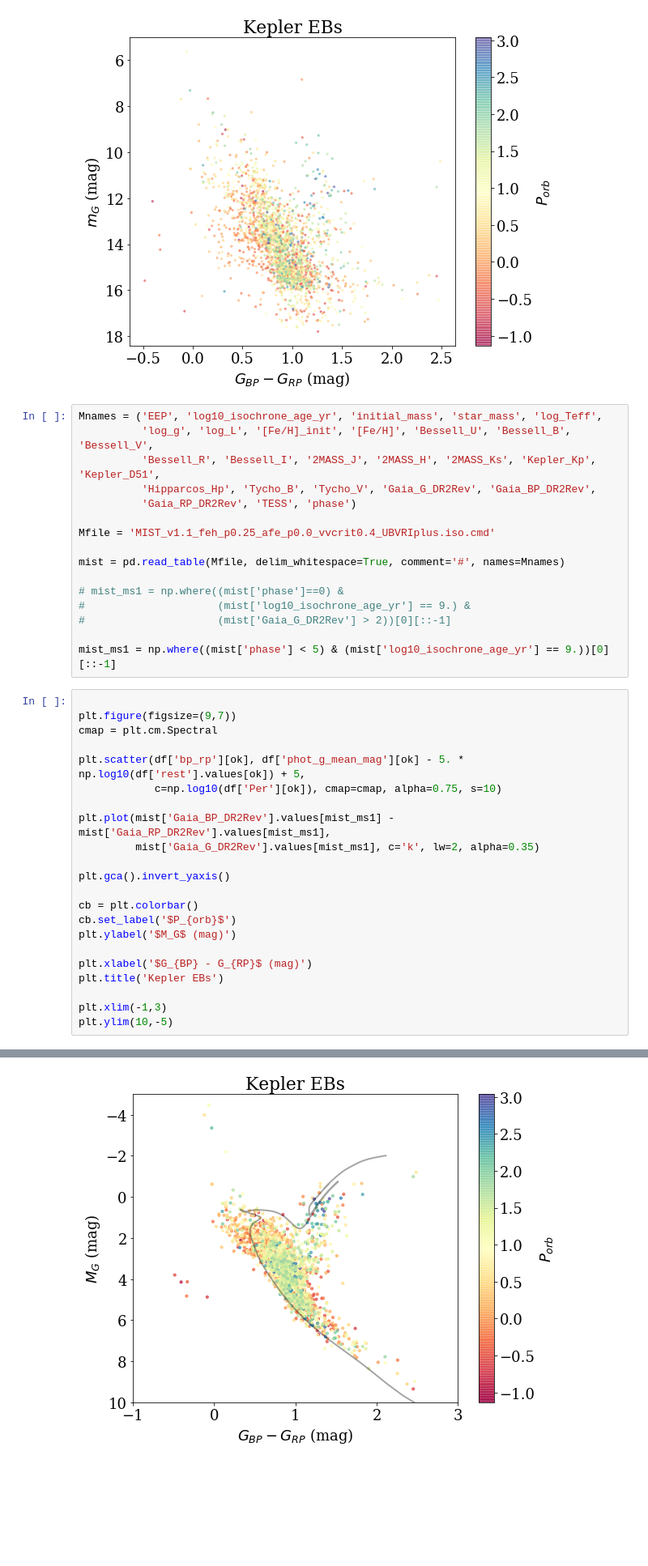
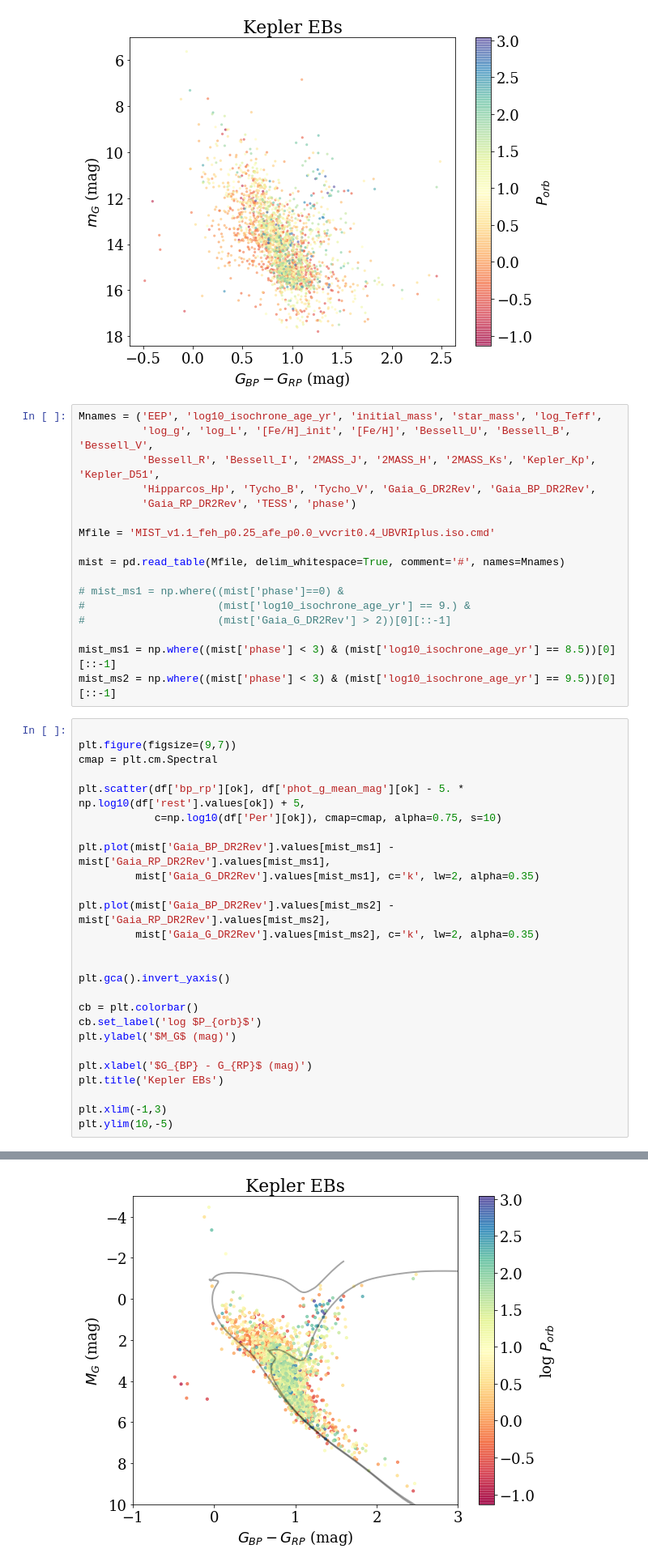
Before and after one commit to jradavenport/EBHRD, a Jupyter notebook: notebooks/explore.ipynb, the cells around one changed output, grey strips where cells are left out. Shown at 81% size. Saved outputs shown, nothing was run; the diff lists cells and outputs as text; blank space fills up the shorter version.

Commit message:
better isochrones overlaid

```diff
--- a/notebooks/explore.ipynb
+++ b/notebooks/explore.ipynb
@@ -89,29 +89,34 @@ mist = pd.read_table(Mfile, delim_whitespace=True, comment='#', names=Mnames)
 #                     (mist['log10_isochrone_age_yr'] == 9.) &
 #                     (mist['Gaia_G_DR2Rev'] > 2))[0][::-1]
 
-mist_ms1 = np.where((mist['phase'] < 5) & (mist['log10_isochrone_age_yr'] == 9.))[0][::-1]
+mist_ms1 = np.where((mist['phase'] < 3) & (mist['log10_isochrone_age_yr'] == 8.5))[0][::-1]
+mist_ms2 = np.where((mist['phase'] < 3) & (mist['log10_isochrone_age_yr'] == 9.5))[0][::-1]
 # %%
 
 plt.figure(figsize=(9,7))
 cmap = plt.cm.Spectral
 
 plt.scatter(df['bp_rp'][ok], df['phot_g_mean_mag'][ok] - 5. * np.log10(df['rest'].values[ok]) + 5,
             c=np.log10(df['Per'][ok]), cmap=cmap, alpha=0.75, s=10)
 
 plt.plot(mist['Gaia_BP_DR2Rev'].values[mist_ms1] - mist['Gaia_RP_DR2Rev'].values[mist_ms1],
          mist['Gaia_G_DR2Rev'].values[mist_ms1], c='k', lw=2, alpha=0.35)
 
+plt.plot(mist['Gaia_BP_DR2Rev'].values[mist_ms2] - mist['Gaia_RP_DR2Rev'].values[mist_ms2],
+         mist['Gaia_G_DR2Rev'].values[mist_ms2], c='k', lw=2, alpha=0.35)
+
+
 plt.gca().invert_yaxis()
 
 cb = plt.colorbar()
-cb.set_label('$P_{orb}$')
+cb.set_label('log $P_{orb}$')
 plt.ylabel('$M_G$ (mag)')
 
 plt.xlabel('$G_{BP} - G_{RP}$ (mag)')
 plt.title('Kepler EBs')
 
 plt.xlim(-1,3)
 plt.ylim(10,-5)
 # %% [output]
 (10, -5)
-[figure, old version]
+[figure, new version]
```
